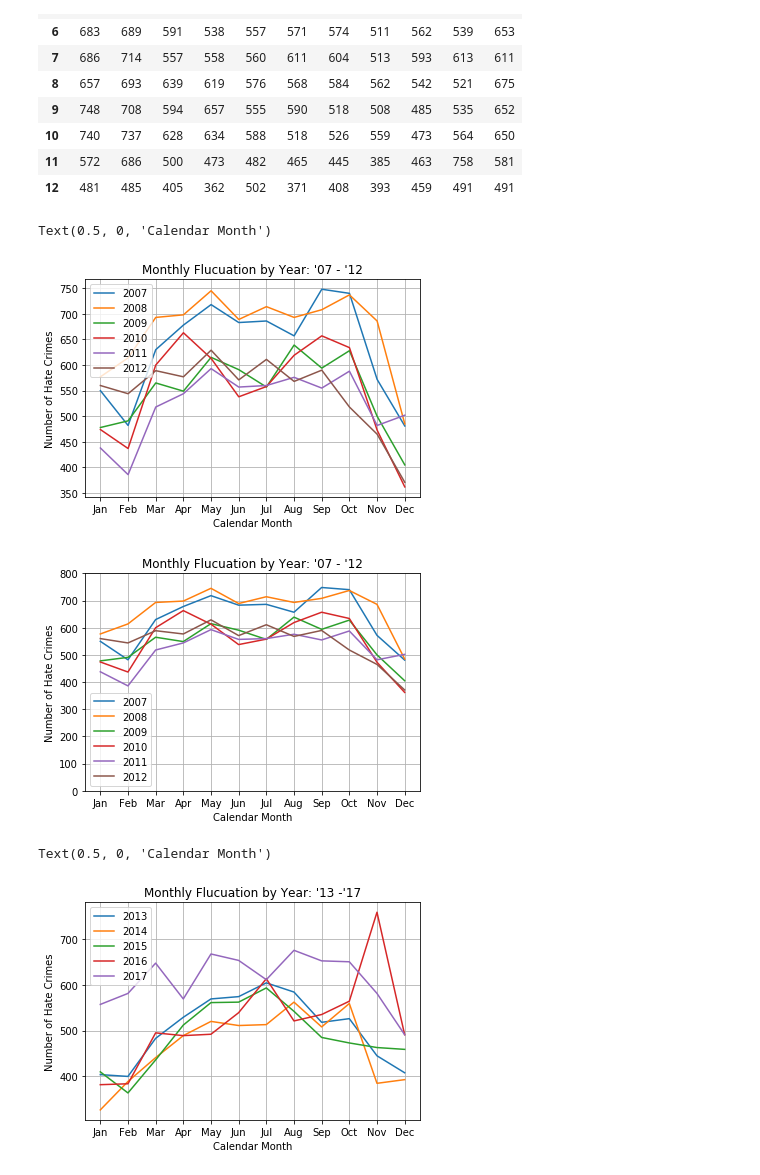
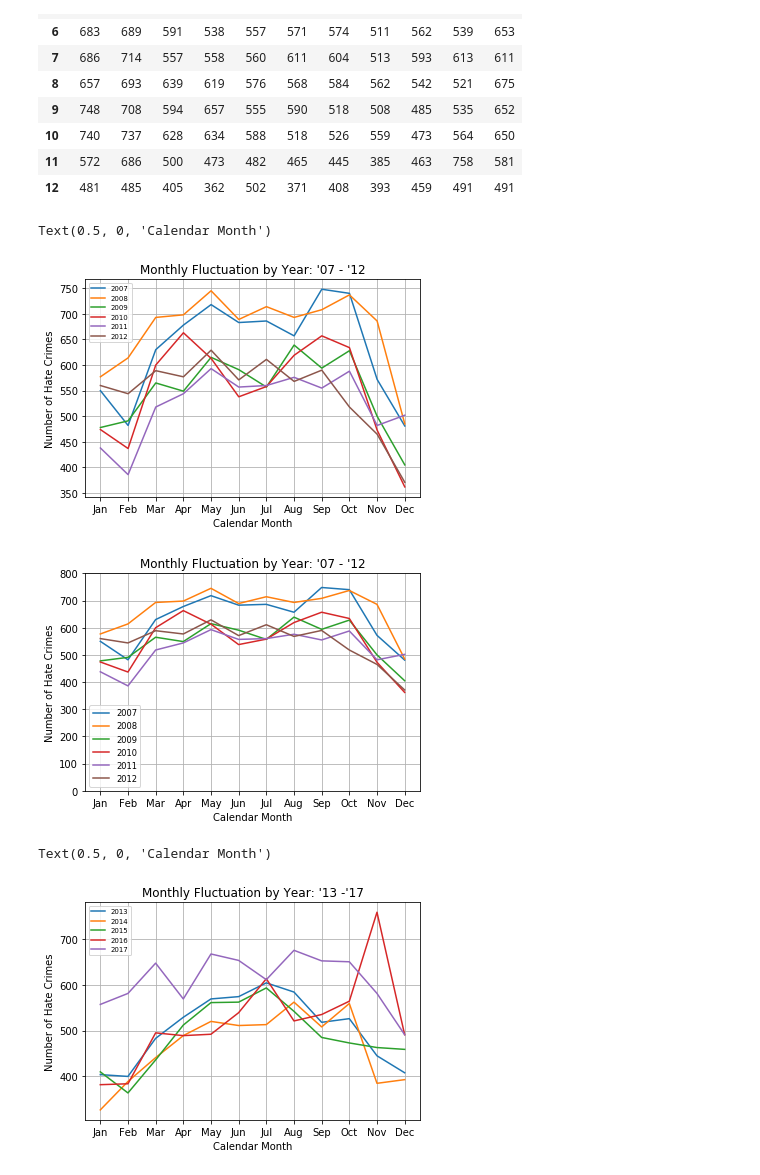
Before and after one commit to gupta-d/Is-hate-crime-on-rise, a Jupyter notebook: main/Michael/main.ipynb, the cells around one changed output. Cells and saved outputs as stored; diff of their text form; code cells hidden in the pictures.

```diff
--- a/main/Michael/main.ipynb
+++ b/main/Michael/main.ipynb
@@ -185,21 +185,21 @@ m_summary_df
 # %%
 xticks = ["Jan", "Feb", "Mar", "Apr", "May", "Jun", "Jul", "Aug", "Sep", "Oct", "Nov", "Dec"]
 
 plt.plot(months, m_summary_df["2007"])
 plt.plot(months, m_summary_df["2008"])
 plt.plot(months, m_summary_df["2009"])
 plt.plot(months, m_summary_df["2010"])
 plt.plot(months, m_summary_df["2011"])
 plt.plot(months, m_summary_df["2012"])
 plt.xticks(months, labels=xticks, rotation="horizontal")
 plt.grid()
-plt.legend(loc=2)
-plt.title("Monthly Flucuation by Year: '07 - '12")
+plt.legend(fontsize="x-small", loc=2)
+plt.title("Monthly Fluctuation by Year: '07 - '12")
 plt.ylabel("Number of Hate Crimes")
 plt.xlabel("Calendar Month")
 # %% [output]
 Text(0.5, 0, 'Calendar Month')
-[figure, old version]
+[figure, new version]
 # %%
 plt.plot(months, m_summary_df["2007"])
 plt.plot(months, m_summary_df["2008"])
@@ -209,14 +209,14 @@ plt.plot(months, m_summary_df["2011"])
 plt.plot(months, m_summary_df["2012"])
 plt.xticks(months, labels=xticks, rotation="horizontal")
 plt.grid()
-plt.legend(loc=0)
+plt.legend(fontsize="small", loc=0)
 plt.ylim(0,800)
-plt.title("Monthly Flucuation by Year: '07 - '12")
+plt.title("Monthly Fluctuation by Year: '07 - '12")
 plt.ylabel("Number of Hate Crimes")
 plt.xlabel("Calendar Month")
 plt.savefig('Images/4. Month_and_Year_Breakdown_07_to_12.png')
 # %% [output]
-[figure, old version]
+[figure, new version]
 # %%
 plt.plot(months, m_summary_df["2013"])
 plt.plot(months, m_summary_df["2014"])
@@ -225,13 +225,13 @@ plt.plot(months, m_summary_df["2016"])
 plt.plot(months, m_summary_df["2017"])
 plt.xticks(months, labels=xticks, rotation="horizontal")
 plt.grid()
-plt.legend(loc=2)
-plt.title("Monthly Flucuation by Year: '13 -'17")
+plt.legend(fontsize="x-small", loc=2)
+plt.title("Monthly Fluctuation by Year: '13 -'17")
 plt.ylabel("Number of Hate Crimes")
 plt.xlabel("Calendar Month")
 # %% [output]
 Text(0.5, 0, 'Calendar Month')
-[figure, old version]
+[figure, new version]
 # %%
 plt.plot(months, m_summary_df["2013"])
 plt.plot(months, m_summary_df["2014"])
```
Also changed, not shown: parts of 10 cells of this notebook, 8 other files.
